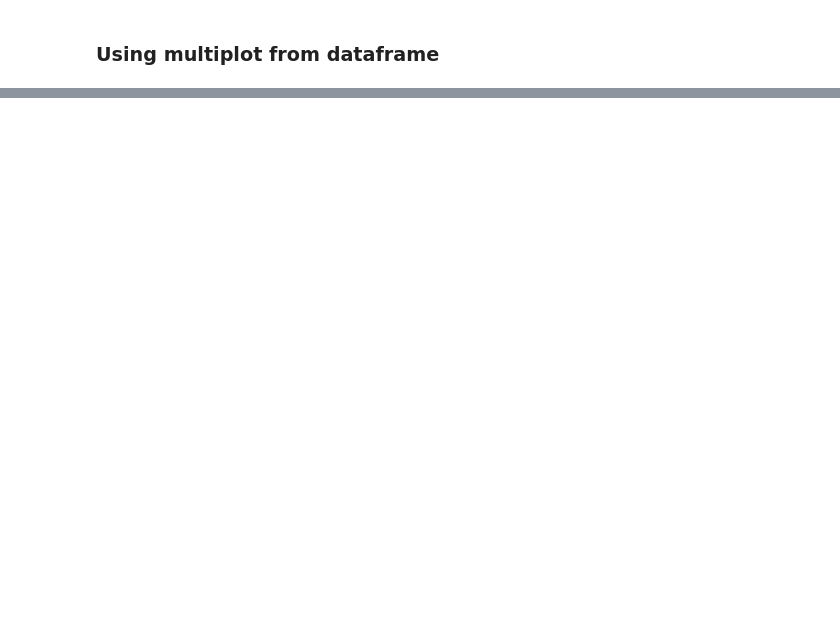
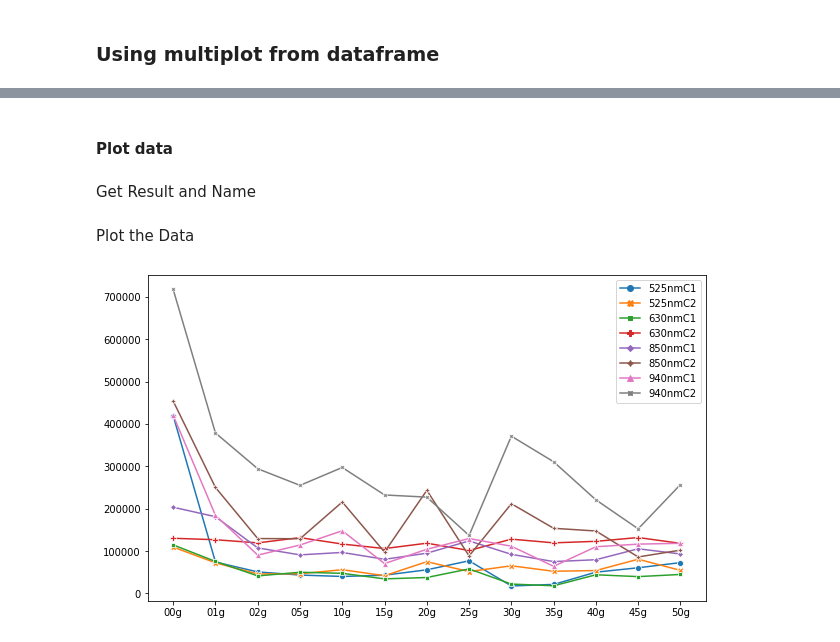
Before and after one commit to LongNguyen1984/TimeSeriesWithPython, a Jupyter notebook: readPPGinVistro.ipynb, the cells around one changed output, grey strips where cells are left out. Saved outputs shown, nothing was run; the diff lists cells and outputs as text; code cells hidden in the pictures; blank space fills up the shorter version.

```diff
--- a/readPPGinVistro.ipynb
+++ b/readPPGinVistro.ipynb
@@ -286,0 +459,4 @@ results.plot(kind='line',title= 'Light Intensity vs. Glucose Level', style=marke
+# %%
+a = repo.get_contents(filenames[0])
+data = a.decoded_content.decode('UTF-8')
+df = data.strip('\'').split('\n')
@@ -286,0 +467,14 @@ results.plot(kind='line',title= 'Light Intensity vs. Glucose Level', style=marke
+# %%
+from io import StringIO
+import pandas as pd
+def read_folder_github(filenames):
+  dfs=[]
+  for filename in filenames:
+      gitdata = repo.get_contents(filename)
+      s=str(gitdata.decoded_content,'utf-8')
+      data = StringIO(s)
+      df=pd.read_csv(data)
+      dfs.append(df)
+  return dfs
+# %%
+dfs = read_folder_github(filenames)
@@ -286,0 +483,21 @@ results.plot(kind='line',title= 'Light Intensity vs. Glucose Level', style=marke
+# %% [markdown]
+#### Plot data
+# %% [markdown]
+Get Result and Name
+# %%
+dataMean = [df.describe().loc['mean'].to_list() for df in dfs]
+x = list(dfs[0].describe())
+results = pd.DataFrame(dataMean, columns = x)
+
+name = [filename.strip('.csv').replace('water','').split('/')[-1] for filename in filenames]
+# %% [markdown]
+Plot the Data
+# %%
+import seaborn as sns
+fig, axs = plt.subplots(figsize=(10,6))
+sns.lineplot(data = results,  markers=True, dashes=False)
+axs.set_xticks(range(len(results)))
+labels = name[0:13]
+axs.set_xticklabels(labels=labels);
+# %% [output]
+[figure, added]
```
Also changed, not shown: parts of 35 cells of this notebook.
